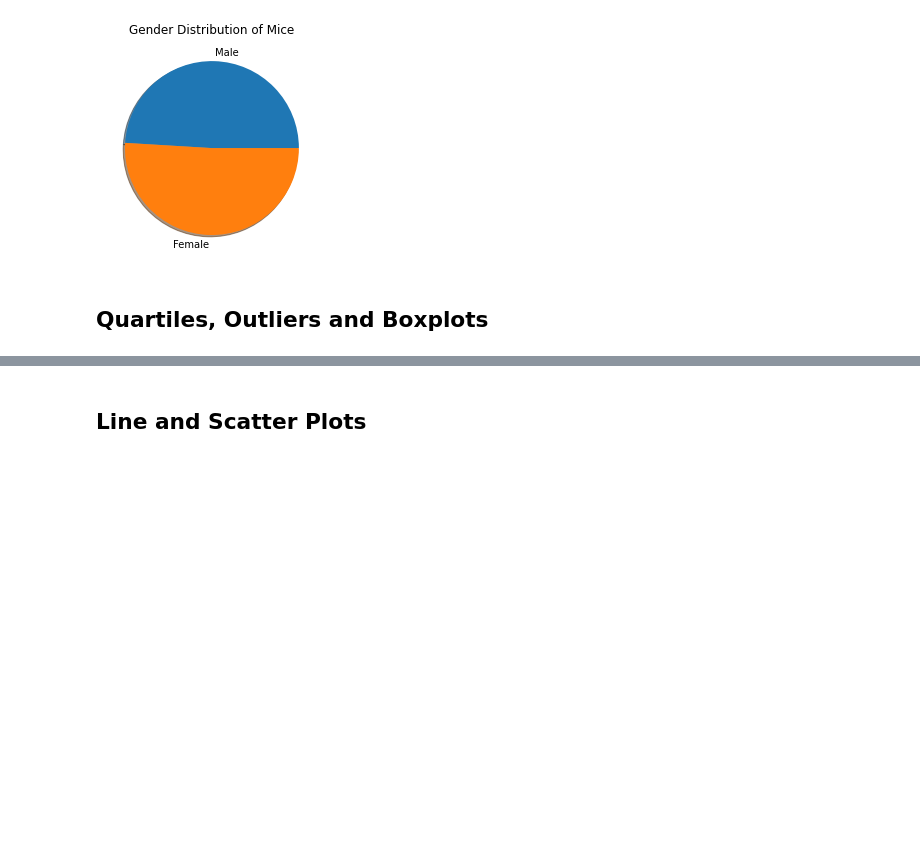
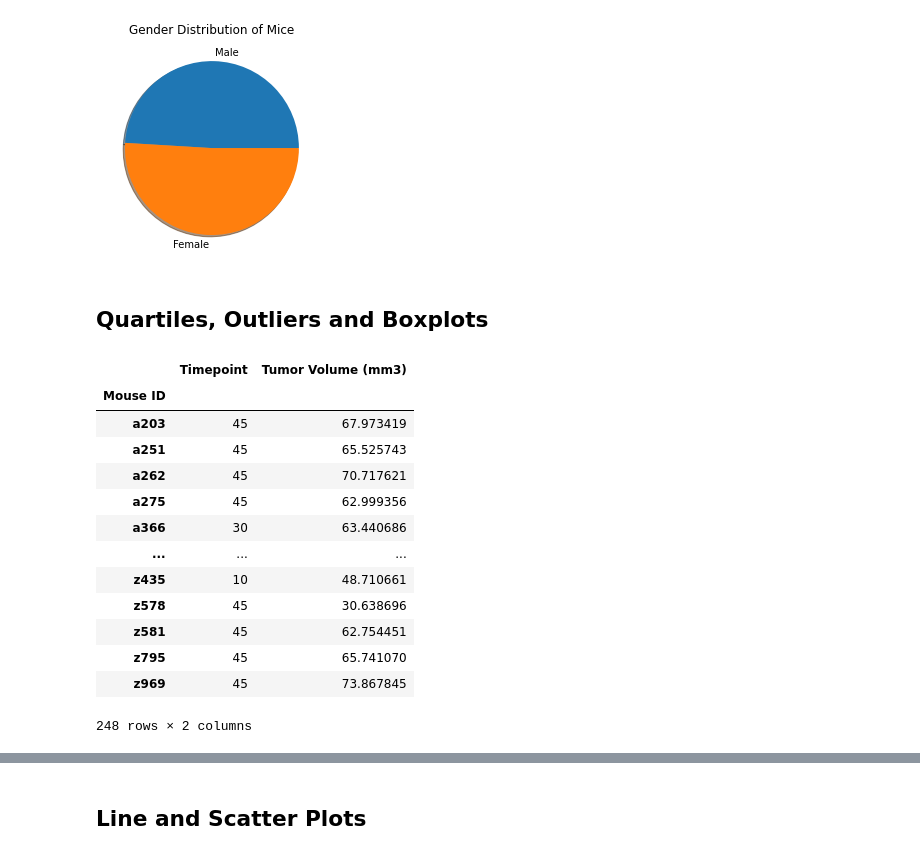
Before and after one commit to JMazick/matplotlib-challenge, a Jupyter notebook: Pymaceuticals/pymaceuticals_starter.ipynb, the cells around one changed output, grey strips where cells are left out. Drawn from its saved outputs; the diff is of its cells as text; code cells hidden in the pictures; blank space fills up the shorter version.

```diff
--- a/Pymaceuticals/pymaceuticals_starter.ipynb
+++ b/Pymaceuticals/pymaceuticals_starter.ipynb
@@ -237,9 +237,22 @@ Text(0.5, 1.0, 'Gender Distribution of Mice')
 # %%
 # Calculate the final tumor volume of each mouse across four of the treatment regimens:
 # Capomulin, Ramicane, Infubinol, and Ceftamin
 
-
 # Start by getting the last (greatest) timepoint for each mouse
-
-
-# Merge this group df with the original dataframe to get the tumor volume at the last timepoint
+final_tumor=cleaner_df[["Mouse ID", "Timepoint", "Tumor Volume (mm3)"]].groupby("Mouse ID").last()
+final_tumor
+# %% [output]
+|  | Timepoint | Tumor Volume (mm3) |
+| Mouse ID |  |  |
+| a203 | 45 | 67.973419 |
+| a251 | 45 | 65.525743 |
+| a262 | 45 | 70.717621 |
+| a275 | 45 | 62.999356 |
+| a366 | 30 | 63.440686 |
+| ... | ... | ... |
+| z435 | 10 | 48.710661 |
+| z578 | 45 | 30.638696 |
+| z581 | 45 | 62.754451 |
+| z795 | 45 | 65.741070 |
+| z969 | 45 | 73.867845 |
+248 rows × 2 columns
```
Also changed, not shown: parts of 1 cell of this notebook.
